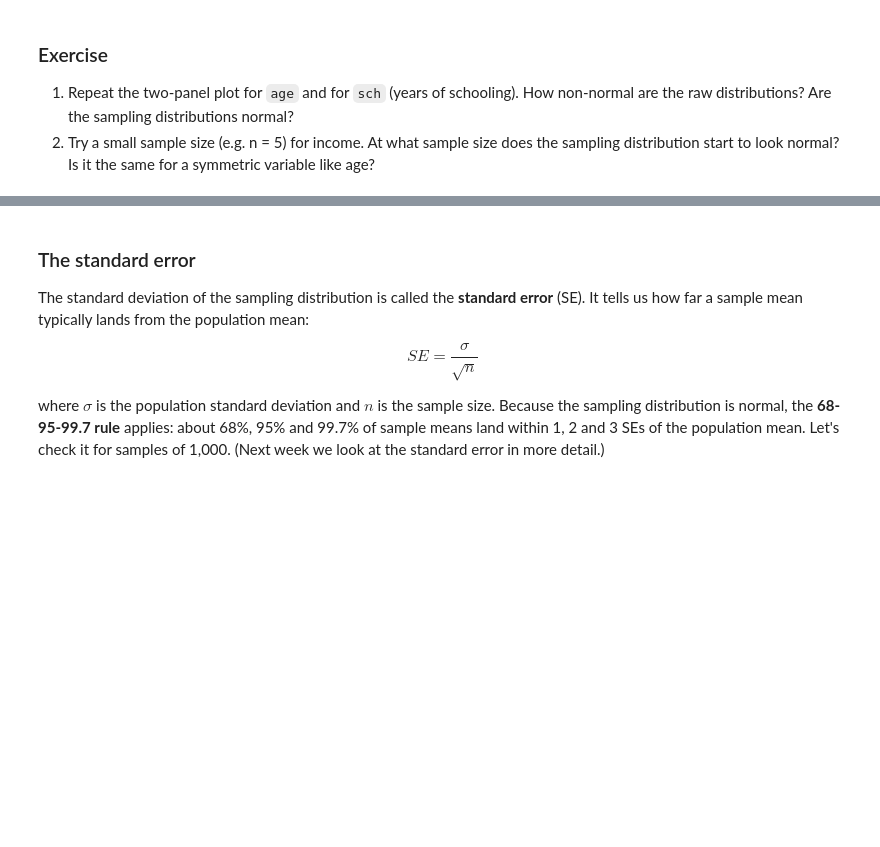
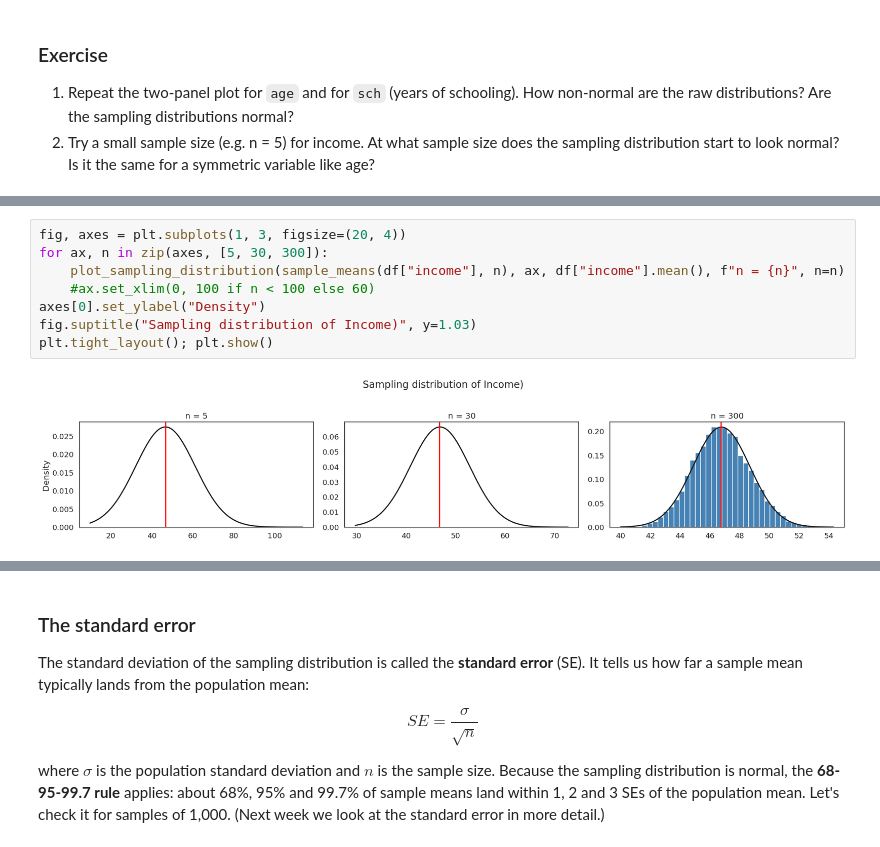
Before and after one commit to mao-gh/QM2, a Jupyter notebook: notebooks/W05. Distributions and Basic Statistics.ipynb, the cells around one changed output, grey strips where cells are left out. Drawn from its saved outputs; the diff is of its cells as text; blank space fills up the shorter version.

```diff
--- a/notebooks/W05. Distributions and Basic Statistics.ipynb
+++ b/notebooks/W05. Distributions and Basic Statistics.ipynb
@@ -415,0 +436,10 @@ plt.tight_layout(); plt.show()
+# %%
+fig, axes = plt.subplots(1, 3, figsize=(20, 4))
+for ax, n in zip(axes, [5, 30, 300]):
+    plot_sampling_distribution(sample_means(df["income"], n), ax, df["income"].mean(), f"n = {n}", n=n)
+    #ax.set_xlim(0, 100 if n < 100 else 60)
+axes[0].set_ylabel("Density")
+fig.suptitle("Sampling distribution of Income)", y=1.03)
+plt.tight_layout(); plt.show()
+# %% [output]
+[figure, added]
```
Also changed, not shown: parts of 6 cells of this notebook.
